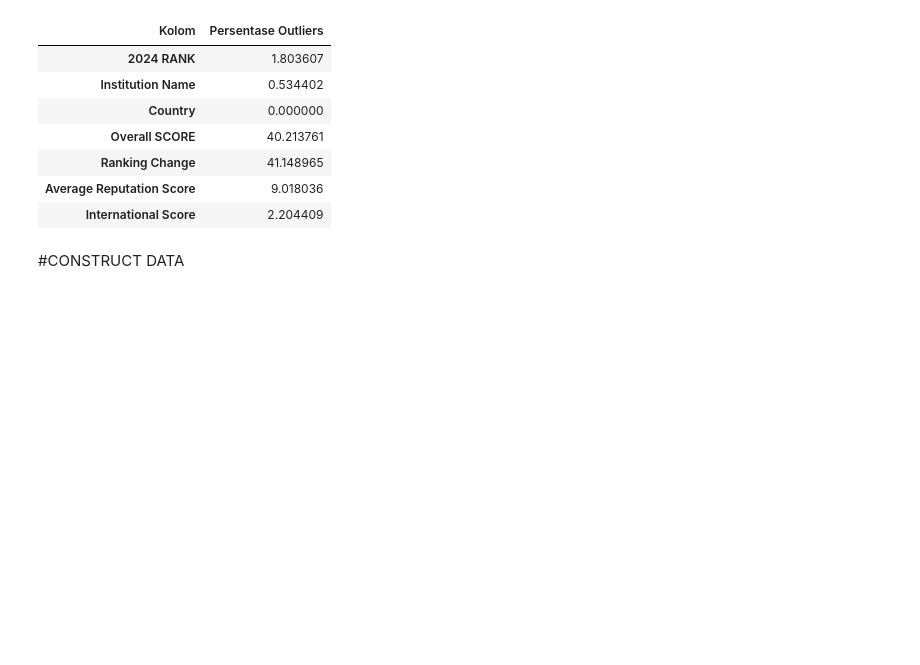
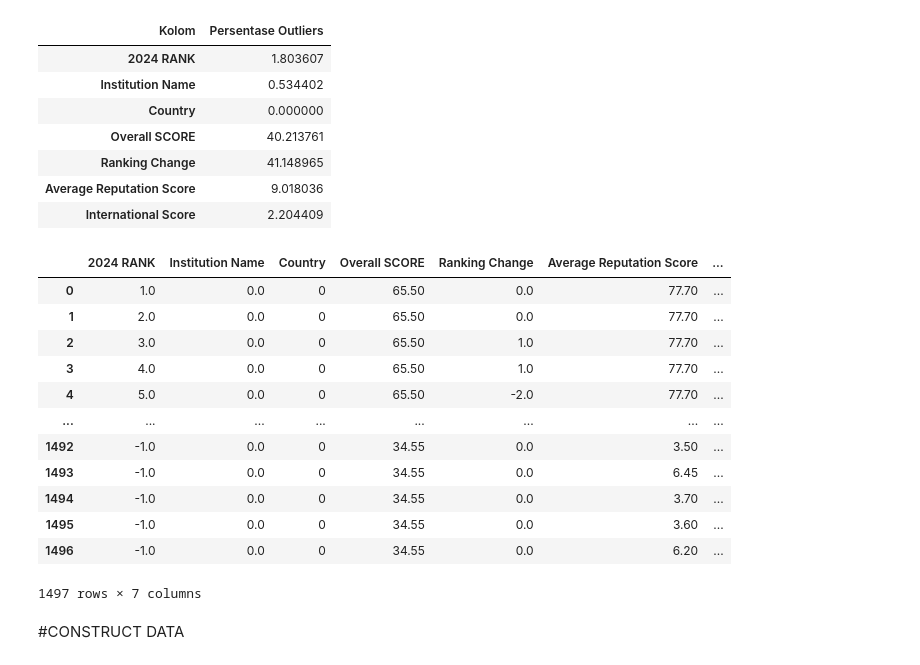
Before and after one commit to EazysPeazys/MinProAVD, a Jupyter notebook: MinProAVD_Nabil_Daffa_Athalasyah_2409116090.ipynb, the cells around one changed output. Cells and saved outputs as stored; diff of their text form; code cells hidden in the pictures; blank space fills up the shorter version.

```diff
--- a/MinProAVD_Nabil_Daffa_Athalasyah_2409116090.ipynb
+++ b/MinProAVD_Nabil_Daffa_Athalasyah_2409116090.ipynb
@@ -348,5 +348,21 @@ display(results_df)
 | Ranking Change | 41.148965 |
 | Average Reputation Score | 9.018036 |
 | International Score | 2.204409 |
+# %%
+df
+# %% [output]
+|  | 2024 RANK | Institution Name | Country | Overall SCORE | Ranking Change | Average Reputation Score | ... |
+| 0 | 1.0 | 0.0 | 0 | 65.50 | 0.0 | 77.70 | ... |
+| 1 | 2.0 | 0.0 | 0 | 65.50 | 0.0 | 77.70 | ... |
+| 2 | 3.0 | 0.0 | 0 | 65.50 | 1.0 | 77.70 | ... |
+| 3 | 4.0 | 0.0 | 0 | 65.50 | 1.0 | 77.70 | ... |
+| 4 | 5.0 | 0.0 | 0 | 65.50 | -2.0 | 77.70 | ... |
+| ... | ... | ... | ... | ... | ... | ... | ... |
+| 1492 | -1.0 | 0.0 | 0 | 34.55 | 0.0 | 3.50 | ... |
+| 1493 | -1.0 | 0.0 | 0 | 34.55 | 0.0 | 6.45 | ... |
+| 1494 | -1.0 | 0.0 | 0 | 34.55 | 0.0 | 3.70 | ... |
+| 1495 | -1.0 | 0.0 | 0 | 34.55 | 0.0 | 3.60 | ... |
+| 1496 | -1.0 | 0.0 | 0 | 34.55 | 0.0 | 6.20 | ... |
+1497 rows × 7 columns
 # %% [markdown]
 #CONSTRUCT DATA
```
Also changed, not shown: parts of 4 cells of this notebook.
